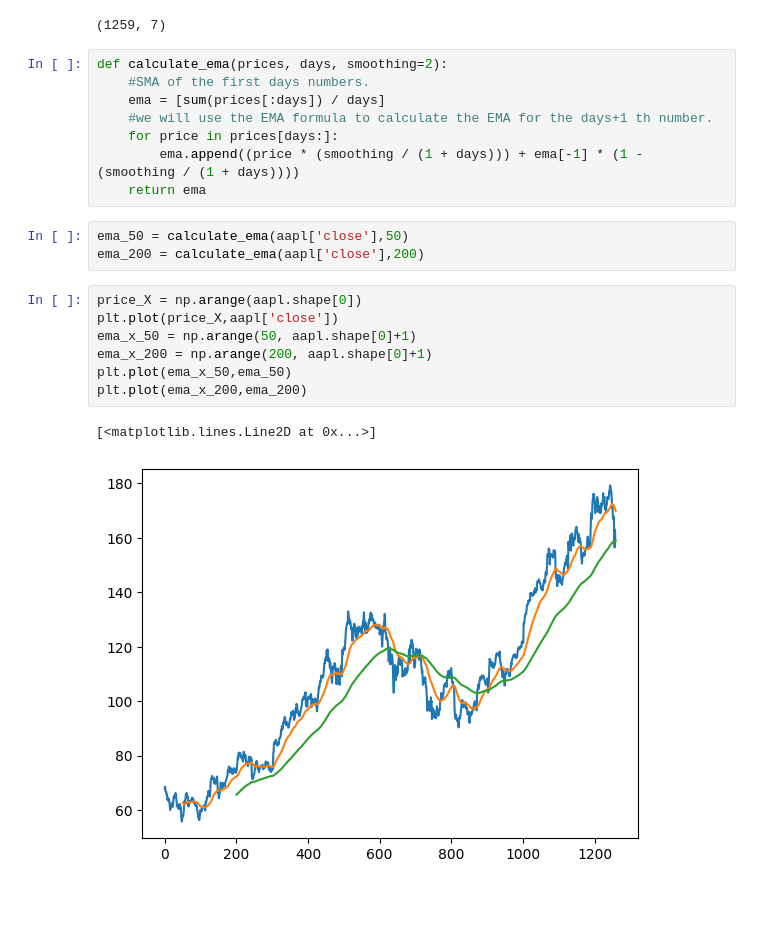
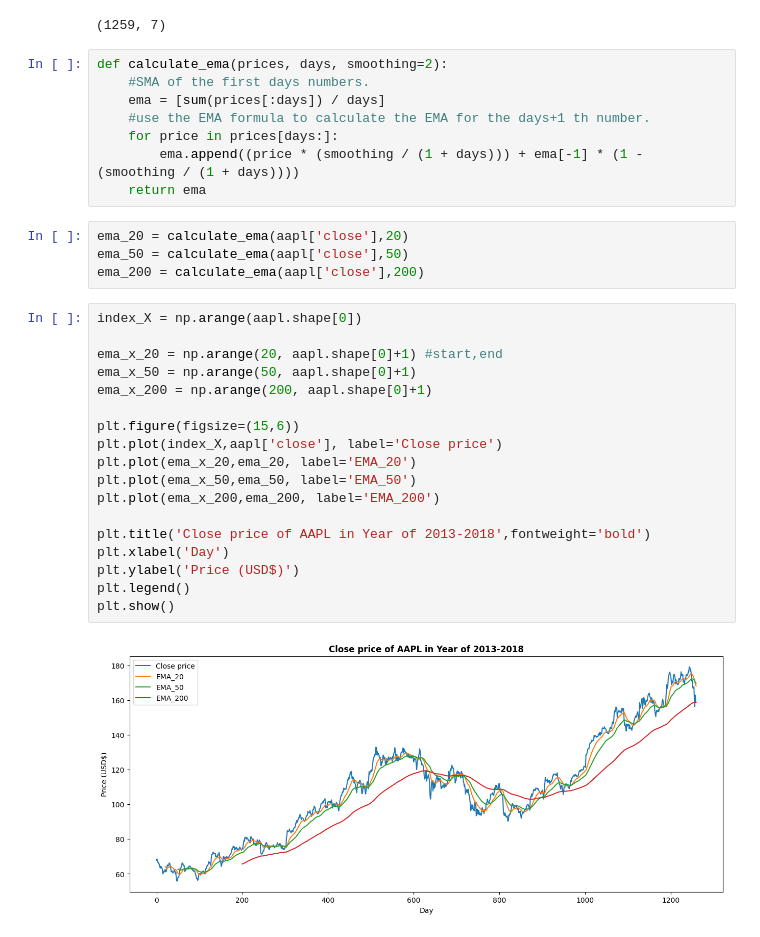
Before and after one commit to ongfong/data_analysis_projects, a Jupyter notebook: calculate_ema_stock.ipynb, the cells around one changed output. Drawn from its saved outputs; the diff is of its cells as text; blank space fills up the shorter version.

```diff
--- a/calculate_ema_stock.ipynb
+++ b/calculate_ema_stock.ipynb
@@ -91,20 +91,31 @@ print(aapl.shape)
 def calculate_ema(prices, days, smoothing=2):
     #SMA of the first days numbers.
     ema = [sum(prices[:days]) / days]
-    #we will use the EMA formula to calculate the EMA for the days+1 th number.
+    #use the EMA formula to calculate the EMA for the days+1 th number.
     for price in prices[days:]:
         ema.append((price * (smoothing / (1 + days))) + ema[-1] * (1 - (smoothing / (1 + days))))
     return ema
 # %%
+ema_20 = calculate_ema(aapl['close'],20)
 ema_50 = calculate_ema(aapl['close'],50)
 ema_200 = calculate_ema(aapl['close'],200)
 # %%
-price_X = np.arange(aapl.shape[0])
-plt.plot(price_X,aapl['close'])
+index_X = np.arange(aapl.shape[0])
+
+ema_x_20 = np.arange(20, aapl.shape[0]+1) #start,end
 ema_x_50 = np.arange(50, aapl.shape[0]+1)
 ema_x_200 = np.arange(200, aapl.shape[0]+1)
-plt.plot(ema_x_50,ema_50)
-plt.plot(ema_x_200,ema_200)
+
+plt.figure(figsize=(15,6))
+plt.plot(index_X,aapl['close'], label='Close price')
+plt.plot(ema_x_20,ema_20, label='EMA_20')
+plt.plot(ema_x_50,ema_50, label='EMA_50')
+plt.plot(ema_x_200,ema_200, label='EMA_200')
+
+plt.title('Close price of AAPL in Year of 2013-2018',fontweight='bold')
+plt.xlabel('Day')
+plt.ylabel('Price (USD$)')
+plt.legend()
+plt.show()
 # %% [output]
-[<matplotlib.lines.Line2D at 0x...>]
-[figure, old version]
+[figure, new version]
```
